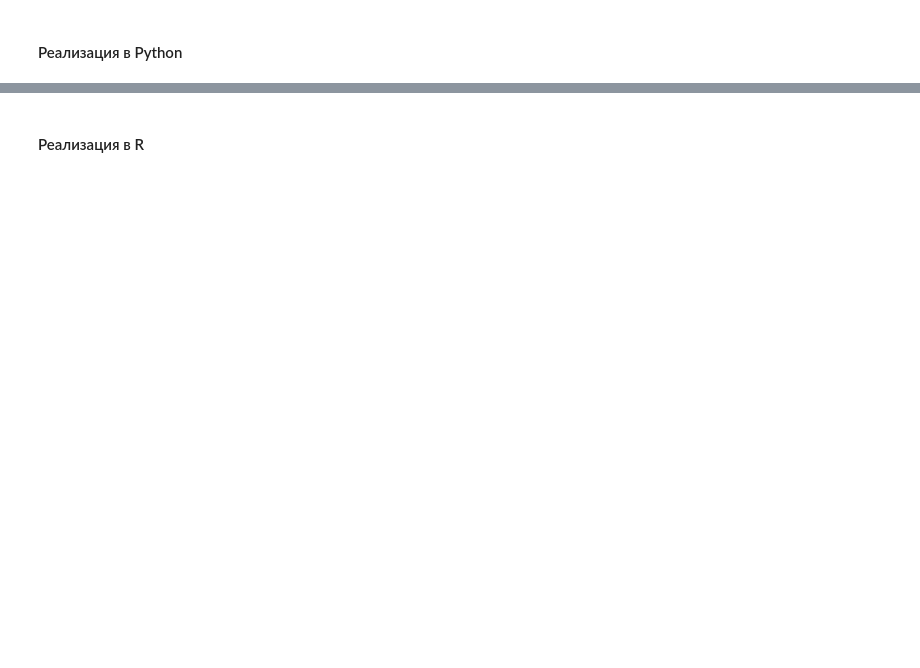
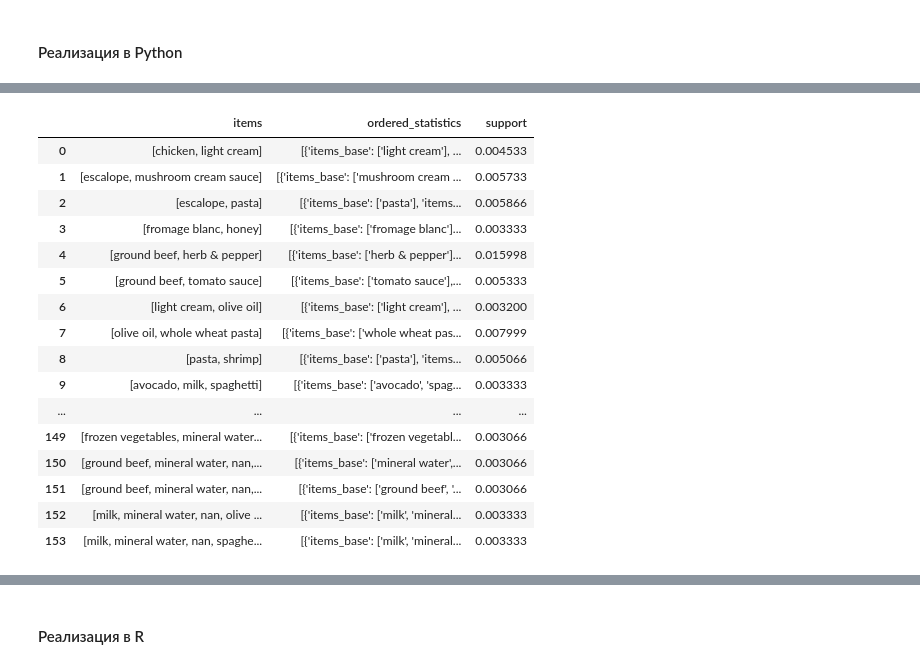
Before and after one commit to bashnick/arules_shared, a Jupyter notebook: ARules.ipynb, the cells around one changed output, grey strips where cells are left out. Drawn from its saved outputs; the diff is of its cells as text; code cells hidden in the pictures; blank space fills up the shorter version.

```diff
--- a/ARules.ipynb
+++ b/ARules.ipynb
@@ -23,0 +118,5 @@
+# %%
+#создаим из них матрицу
+transactions = []
+for i in range(0, 7501):
+    transactions.append([str(dataset.values[i,j]) for j in range(0, 20)])
@@ -23,0 +126,9 @@
+# %%
+# и обучимся правилам. Обратите внимание, что пороговые значения мы вибираем сами в зависимости от того, /
+# насколкьо "сильные" правила мы хотим получит
+# min_support -- минимальный support для правил (dtype = float).
+# min_confidence -- минимальное значение confidence для правил (dtype = float)
+# min_lift -- минимальный lift (dtype = float)
+# max_length -- максимальная длина itemset (вспоминаем про k-itemset)  (dtype = integer)
+
+result = list(apriori(transactions, min_support = 0.003, min_confidence = 0.2, min_lift = 3, min_length = 2))
@@ -23,0 +146,32 @@
+# %%
+output = []
+for RelationRecord in result:
+    o = StringIO()
+    apyori.dump_as_json(RelationRecord, o)
+    output.append(json.loads(o.getvalue()))
+data_df = pd.DataFrame(output)
+# %%
+# и взгялнем на итоги
+pd.set_option('display.max_colwidth', -1)
+
+from IPython.display import display, HTML
+
+display(HTML(data_df.to_html()))
+# %% [output]
+|  | items | ordered_statistics | support |
+| 0 | [chicken, light cream] | [{'items_base': ['light cream'], ... | 0.004533 |
+| 1 | [escalope, mushroom cream sauce] | [{'items_base': ['mushroom cream ... | 0.005733 |
+| 2 | [escalope, pasta] | [{'items_base': ['pasta'], 'items... | 0.005866 |
+| 3 | [fromage blanc, honey] | [{'items_base': ['fromage blanc']... | 0.003333 |
+| 4 | [ground beef, herb & pepper] | [{'items_base': ['herb & pepper']... | 0.015998 |
+| 5 | [ground beef, tomato sauce] | [{'items_base': ['tomato sauce'],... | 0.005333 |
+| 6 | [light cream, olive oil] | [{'items_base': ['light cream'], ... | 0.003200 |
+| 7 | [olive oil, whole wheat pasta] | [{'items_base': ['whole wheat pas... | 0.007999 |
+| 8 | [pasta, shrimp] | [{'items_base': ['pasta'], 'items... | 0.005066 |
+| 9 | [avocado, milk, spaghetti] | [{'items_base': ['avocado', 'spag... | 0.003333 |
+| ... | ... | ... | ... |
+| 149 | [frozen vegetables, mineral water... | [{'items_base': ['frozen vegetabl... | 0.003066 |
+| 150 | [ground beef, mineral water, nan,... | [{'items_base': ['mineral water',... | 0.003066 |
+| 151 | [ground beef, mineral water, nan,... | [{'items_base': ['ground beef', '... | 0.003066 |
+| 152 | [milk, mineral water, nan, olive ... | [{'items_base': ['milk', 'mineral... | 0.003333 |
+| 153 | [milk, mineral water, nan, spaghe... | [{'items_base': ['milk', 'mineral... | 0.003333 |
```
Also changed, not shown: parts of 58 cells of this notebook.
